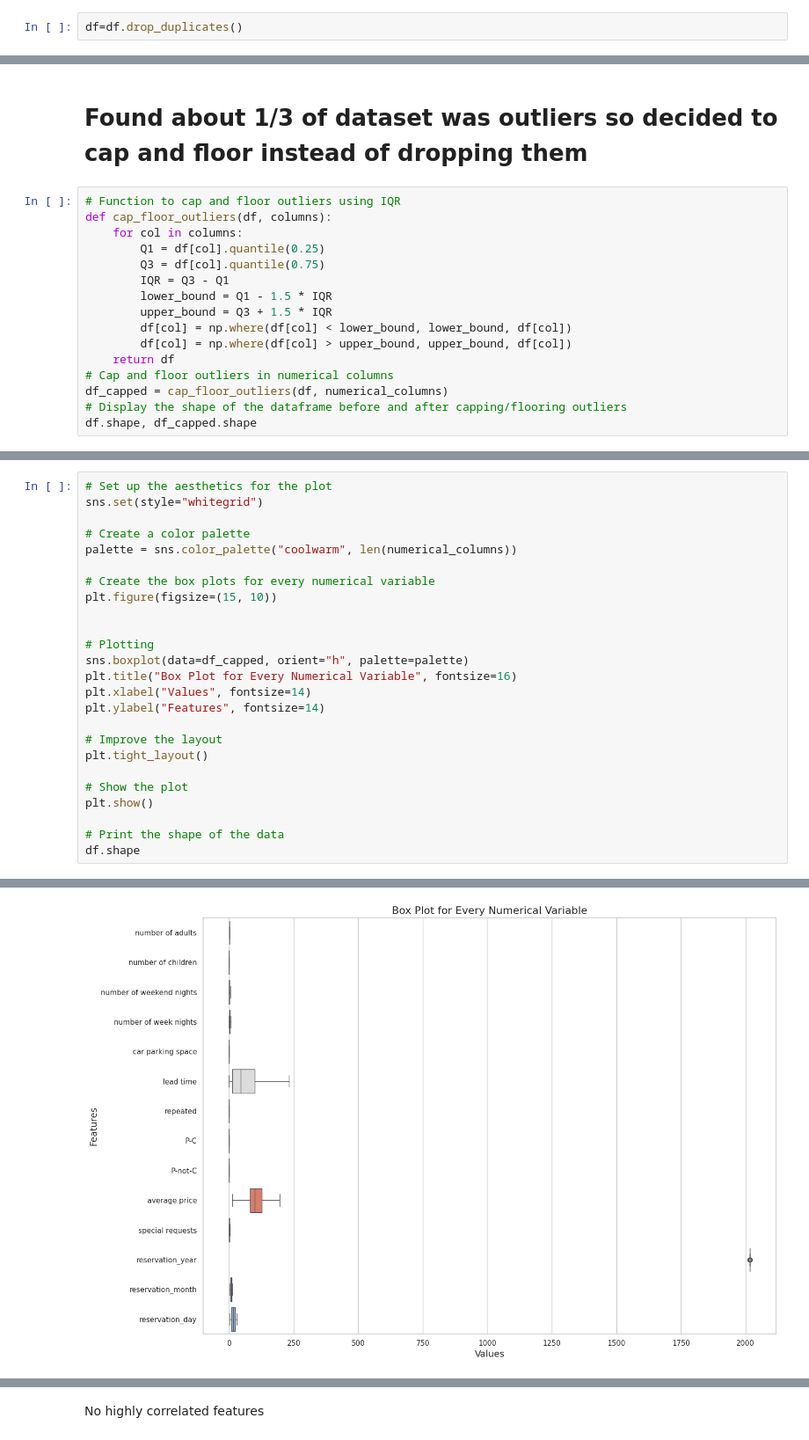
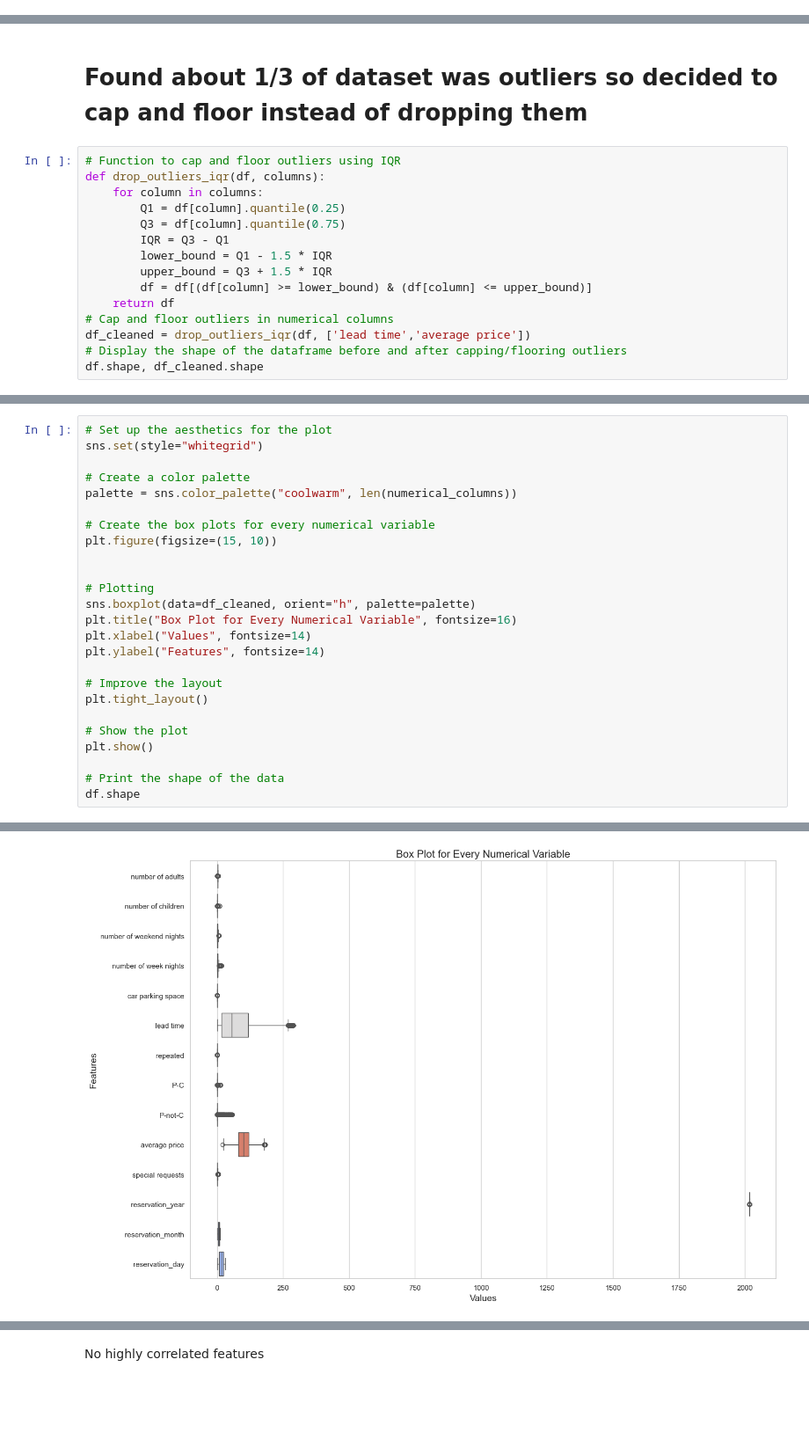
Before and after one commit to MSoffar/CellulaInternshipHotelBookingStatus, a Jupyter notebook: HotelReservationUsingFlask/CellulaTechInternHotelReservation.ipynb, the cells around one changed output, grey strips where cells are left out. Shown at 88% size. Cells and saved outputs as stored; diff of their text form; blank space fills up the shorter version.

```diff
--- a/HotelReservationUsingFlask/CellulaTechInternHotelReservation.ipynb
+++ b/HotelReservationUsingFlask/CellulaTechInternHotelReservation.ipynb
@@ -85,2 +64,0 @@ df[df.duplicated()]
-# %%
-df=df.drop_duplicates()
@@ -294,18 +256,17 @@ plt.show()
 # **Found about 1/3 of dataset was outliers so decided to cap and floor instead of dropping them**
 # %%
 # Function to cap and floor outliers using IQR
-def cap_floor_outliers(df, columns):
-    for col in columns:
-        Q1 = df[col].quantile(0.25)
-        Q3 = df[col].quantile(0.75)
+def drop_outliers_iqr(df, columns):
+    for column in columns:
+        Q1 = df[column].quantile(0.25)
+        Q3 = df[column].quantile(0.75)
         IQR = Q3 - Q1
         lower_bound = Q1 - 1.5 * IQR
         upper_bound = Q3 + 1.5 * IQR
-        df[col] = np.where(df[col] < lower_bound, lower_bound, df[col])
-        df[col] = np.where(df[col] > upper_bound, upper_bound, df[col])
+        df = df[(df[column] >= lower_bound) & (df[column] <= upper_bound)]
     return df
 # Cap and floor outliers in numerical columns
-df_capped = cap_floor_outliers(df, numerical_columns)
+df_cleaned = drop_outliers_iqr(df, ['lead time','average price'])
 # Display the shape of the dataframe before and after capping/flooring outliers
-df.shape, df_capped.shape
+df.shape, df_cleaned.shape
 # %% [output]
@@ -329,7 +290,7 @@ plt.figure(figsize=(15, 10))
 
 
 # Plotting
-sns.boxplot(data=df_capped, orient="h", palette=palette)
+sns.boxplot(data=df_cleaned, orient="h", palette=palette)
 plt.title("Box Plot for Every Numerical Variable", fontsize=16)
 plt.xlabel("Values", fontsize=14)
 plt.ylabel("Features", fontsize=14)
@@ -348 +309 @@ The palette list has fewer values (11) than needed (14) and will cycle, which ma
-[figure, old version]
+[figure, new version]
```
Also changed, not shown: parts of 43 cells of this notebook, 18 other files.
